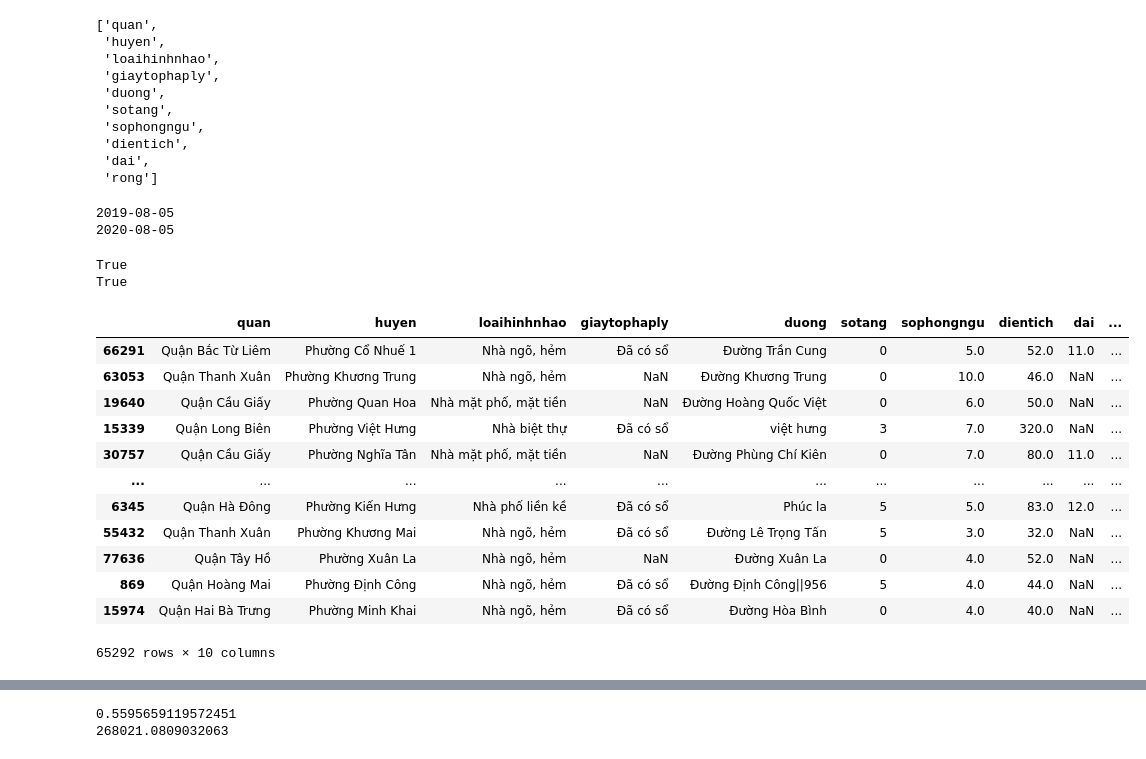
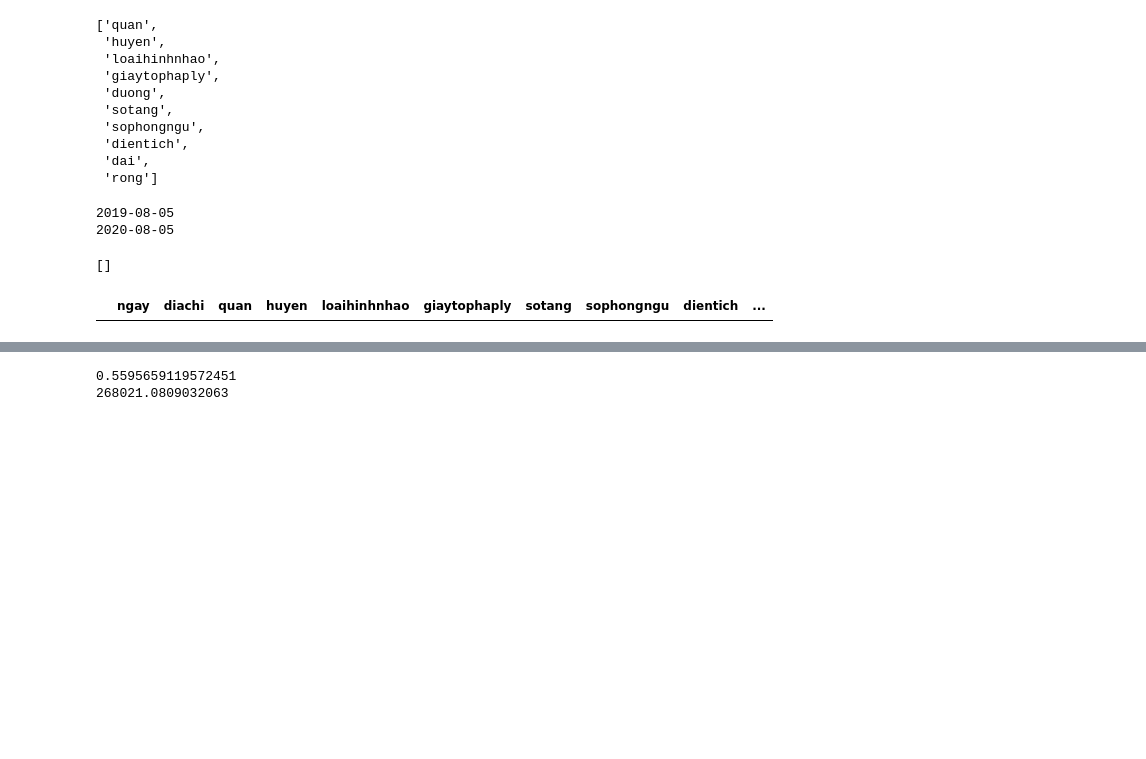
Before and after one commit to maichikhuong/DataOps, a Jupyter notebook: MLOps/modeling/modeling.ipynb, the cells around one changed output, grey strips where cells are left out. Saved outputs shown, nothing was run; the diff lists cells and outputs as text; code cells hidden in the pictures; blank space fills up the shorter version.

```diff
--- a/MLOps/modeling/modeling.ipynb
+++ b/MLOps/modeling/modeling.ipynb
@@ -147,3 +147,43 @@ print(df.ngay.max())
 # %% [output]
 2019-08-05
 2020-08-05
+# %%
+# inter quantile range |---------Q1---------Q2-----------Q3------------|      ---
+#                                 -------------------------   => IQR, any point < Q1 - 1.5*IQR, any point > Q3 + 1.5IQR
+
+## feature1, feature2, feature3, outlier cho tung feature, , neu row_index ma xay ra bat thuong it nhat n cot ==> nhieu kha nang
+from collections import Counter
+
+def detect_outliers(df,n,features):
+    outlier_indices = []
+
+    # iterate over features(columns)
+    for col in features:
+        # 1st quartile (25%)
+        Q1 = np.percentile(df[col],25)
+
+        # 3rd quartile (75%)
+        Q3 = np.percentile(df[col],75)
+
+        # Interquartile range (IQR)
+        IQR = Q3 - Q1
+
+        # outlier step
+        outlier_step = 1.5 * IQR
+
+        # Determine a list of indices of outliers fro feature col
+        outlier_list_col = df[(df[col] < Q1 - outlier_step) | (df[col] > Q3 + outlier_step)].index
+
+        # append the found outlier indices for col to the list of outlier indices
+        outlier_indices.extend(outlier_list_col)
+
+    # select observations containing more than n outliers
+    outlier_indices = Counter(outlier_indices)
+    multiple_outliers = list(k for k,v in outlier_indices.items() if v > n)
+
+    return multiple_outliers
+
+outlier_to_drop = detect_outliers(df, 2, num_cols)
+outlier_to_drop
+# %% [output]
+[]
@@ -150,22 +192,4 @@ print(df.ngay.max())
 # %%
-train, test = train_test_split(df, test_size=0.2, random_state=42)
-X_train, y_train, X_test, y_test = train[features], train[label], test[features], test[label]
-print(train.shape[0] == X_train.shape[0])
-print(test.shape[0] == X_test.shape[0])
-X_train
+train.loc[outlier_to_drop]
 # %% [output]
-True
-True
-|  | quan | huyen | loaihinhnhao | giaytophaply | duong | sotang | sophongngu | dientich | dai | ... |
-| 66291 | Quận Bắc Từ Liêm | Phường Cổ Nhuế 1 | Nhà ngõ, hẻm | Đã có sổ | Đường Trần Cung | 0 | 5.0 | 52.0 | 11.0 | ... |
-| 63053 | Quận Thanh Xuân | Phường Khương Trung | Nhà ngõ, hẻm | NaN | Đường Khương Trung | 0 | 10.0 | 46.0 | NaN | ... |
-| 19640 | Quận Cầu Giấy | Phường Quan Hoa | Nhà mặt phố, mặt tiền | NaN | Đường Hoàng Quốc Việt | 0 | 6.0 | 50.0 | NaN | ... |
-| 15339 | Quận Long Biên | Phường Việt Hưng | Nhà biệt thự | Đã có sổ | việt hưng | 3 | 7.0 | 320.0 | NaN | ... |
-| 30757 | Quận Cầu Giấy | Phường Nghĩa Tân | Nhà mặt phố, mặt tiền | NaN | Đường Phùng Chí Kiên | 0 | 7.0 | 80.0 | 11.0 | ... |
-| ... | ... | ... | ... | ... | ... | ... | ... | ... | ... | ... |
-| 6345 | Quận Hà Đông | Phường Kiến Hưng | Nhà phố liền kề | Đã có sổ | Phúc la | 5 | 5.0 | 83.0 | 12.0 | ... |
-| 55432 | Quận Thanh Xuân | Phường Khương Mai | Nhà ngõ, hẻm | Đã có sổ | Đường Lê Trọng Tấn | 5 | 3.0 | 32.0 | NaN | ... |
-| 77636 | Quận Tây Hồ | Phường Xuân La | Nhà ngõ, hẻm | NaN | Đường Xuân La | 0 | 4.0 | 52.0 | NaN | ... |
-| 869 | Quận Hoàng Mai | Phường Định Công | Nhà ngõ, hẻm | Đã có sổ | Đường Định Công||956 | 5 | 4.0 | 44.0 | NaN | ... |
-| 15974 | Quận Hai Bà Trưng | Phường Minh Khai | Nhà ngõ, hẻm | Đã có sổ | Đường Hòa Bình | 0 | 4.0 | 40.0 | NaN | ... |
+|  | ngay | diachi | quan | huyen | loaihinhnhao | giaytophaply | sotang | sophongngu | dientich | ... |
-65292 rows × 10 columns
```
Also changed, not shown: parts of 6 cells of this notebook, 1 other file.
